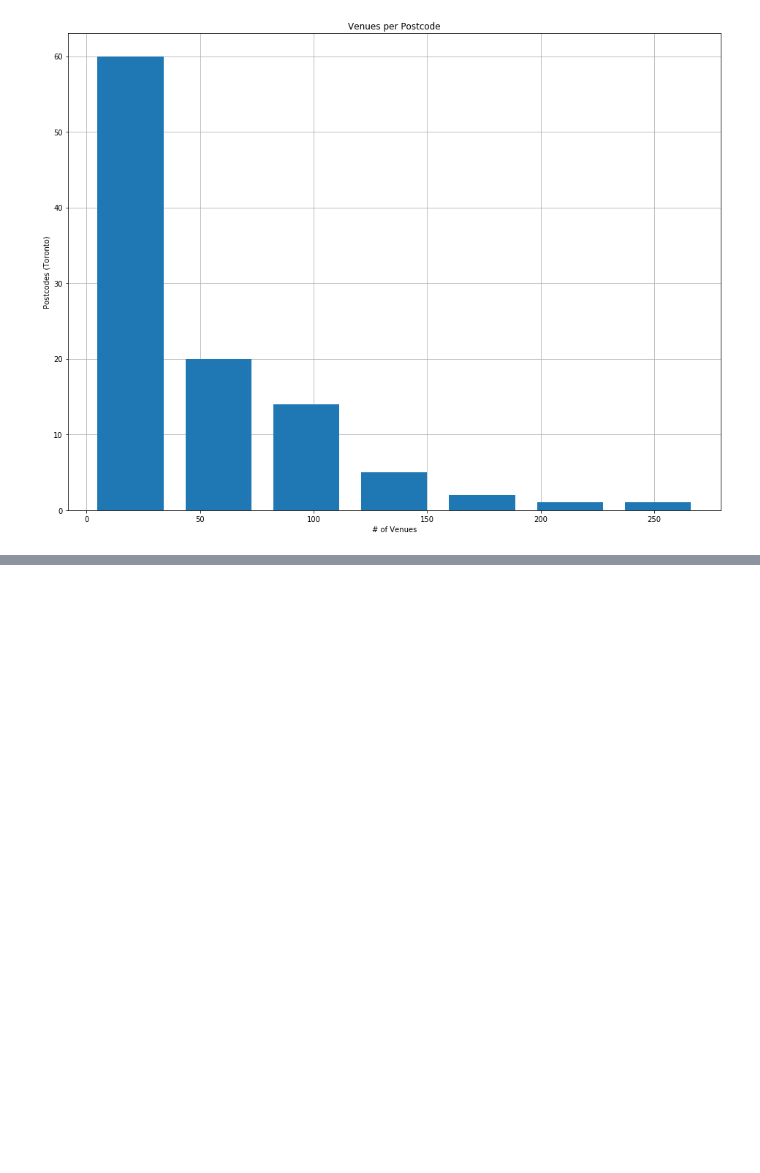
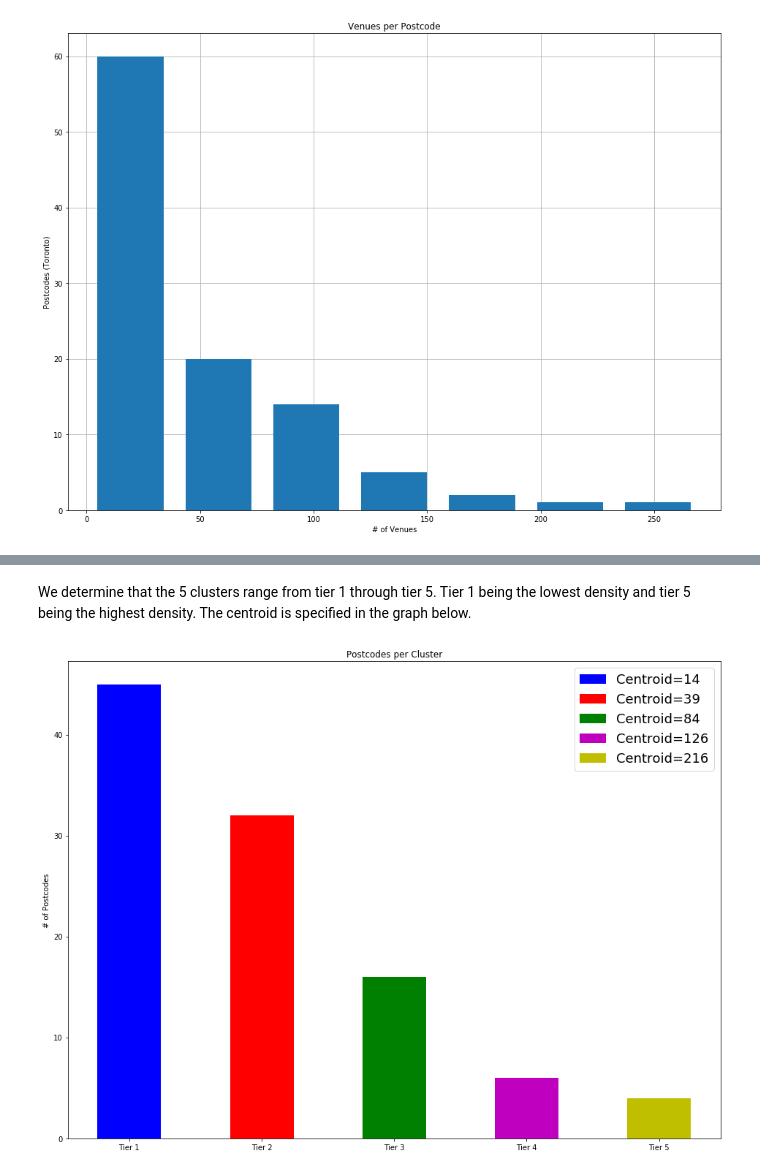
Before and after one commit to anouarmezzi/Coursera-Capstone-Project, a Jupyter notebook: Segmenting and clustering Neighborhood.ipynb, the cells around one changed output, grey strips where cells are left out. Cells and saved outputs as stored; diff of their text form; code cells hidden in the pictures; blank space fills up the shorter version.

```diff
--- a/Segmenting and clustering Neighborhood.ipynb
+++ b/Segmenting and clustering Neighborhood.ipynb
@@ -447,0 +447,8 @@ NameError: name 'KMeans' is not defined
+# %%
+
+ncluster=5
+kmeans=KMeans(init= "k-means++", n_clusters=ncluster, n_init = 12)
+kmeans.fit(dvp['Density'].values.reshape(-1, 1))
+labels=kmeans.labels_
+
+print(labels)
@@ -447,0 +459,3 @@ NameError: name 'KMeans' is not defined
+# %%
+dvp['Cluster']=kmeans.labels_
+dvp.head(15)
@@ -447,0 +482,8 @@ NameError: name 'KMeans' is not defined
+# %%
+centroid=np.int64(round(dvp.groupby('Cluster').mean()['Density']))
+f=dvp.groupby('Cluster').count()['PostalCode']
+cinfo=pd.DataFrame([np.arange(0,5), centroid, f], index=['Cluster', 'Centroid','Postcodes']).T
+cinfo.sort_values('Centroid', inplace=True)
+cinfo.reset_index(drop=True, inplace=True)
+
+cinfo
@@ -447,0 +497,20 @@ NameError: name 'KMeans' is not defined
+# %% [markdown]
+
+We determine that the 5 clusters range from tier 1 through tier 5. Tier 1 being the lowest density and tier 5 being the highest density. The centroid is specified in the graph below.
+# %%
+fig, ax=plt.subplots(figsize=(16,12))
+tiers= ['Tier 1','Tier 2','Tier 3','Tier 4','Tier 5']
+colors=['b','r','g','m','y']
+legend=[]
+
+for id, cluster in enumerate(tiers):
+    legend.append('Centroid={}'.format(cinfo['Centroid'][id]))
+    bar=ax.bar(cluster, cinfo['Postcodes'][id], 0.48, color=colors[id])
+
+ax.set_ylabel('# of Postcodes')
+ax.set_title('Postcodes per Cluster')
+plt.legend(legend, fontsize=18)
+
+plt.show()
+# %% [output]
+[figure, added]
```
Also changed, not shown: parts of 6 cells of this notebook.
